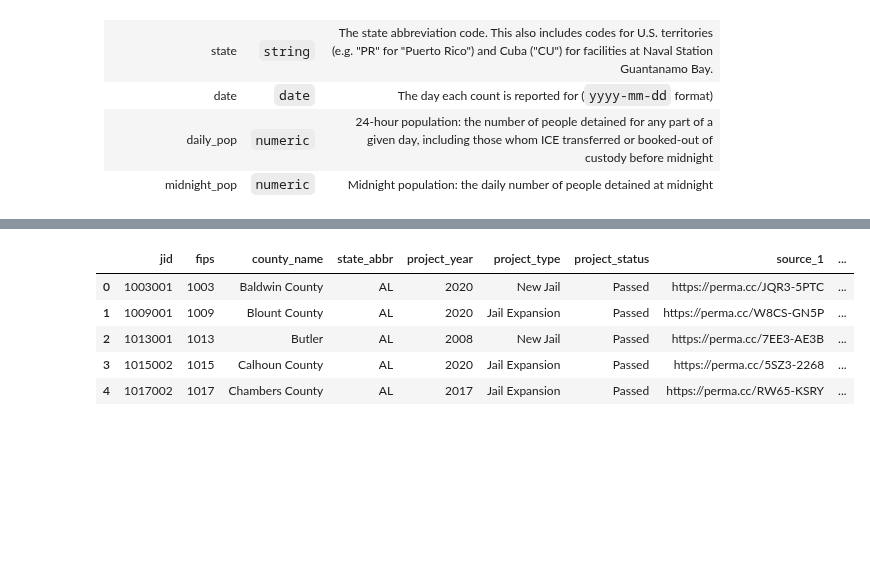
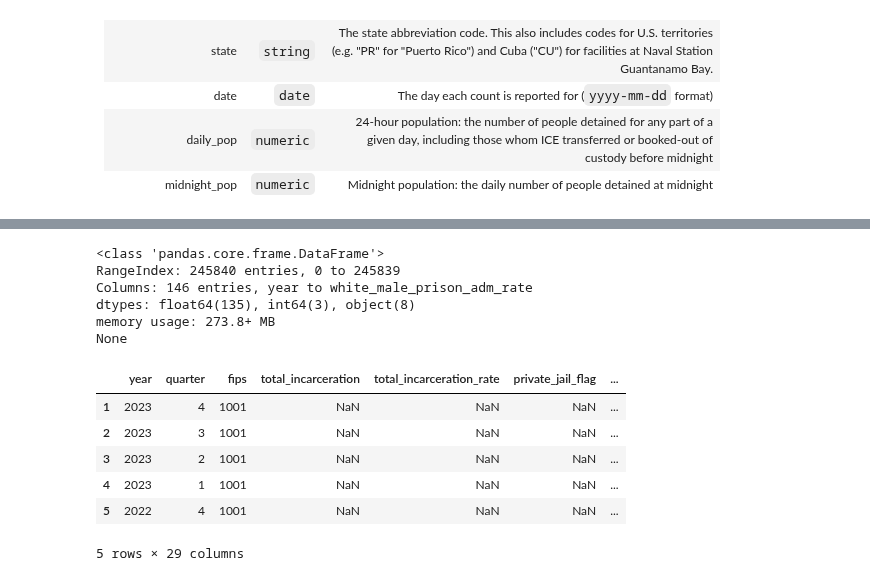
Before and after one commit to steveg-ds/RHIP, a Jupyter notebook: rural-detention/data_analysis.ipynb, the cells around one changed output, grey strips where cells are left out. Cells and saved outputs as stored; diff of their text form; code cells hidden in the pictures; blank space fills up the shorter version.

```diff
--- a/rural-detention/data_analysis.ipynb
+++ b/rural-detention/data_analysis.ipynb
@@ -284,10 +280,58 @@ See [Incarceration Trends Dataset](https://github.com/vera-institute/incarcerati
+# %%
+cols = [
+    "year",
+    "quarter",
+    # "state_fips",
+    # "county_name",
+    "fips",
+    "total_incarceration",
+    "total_incarceration_rate",
+    "private_jail_flag",
+    "regional_jail_flag",
+    "jail_rated_capacity",
+    "total_jail_pop",
+    "female_jail_pop",
+    "male_jail_pop",
+    "aapi_jail_pop",
+    "black_jail_pop",
+    "latinx_jail_pop",
+    "native_jail_pop",
+    "white_jail_pop",
+    "other_race_jail_pop",
+    "total_jail_pretrial",
+    "total_jail_from_prison",
+    "total_jail_from_other_jail",
+    "total_jail_from_fed",
+    "total_jail_from_bia",
+    "total_jail_from_bop",
+    "total_jail_from_ice",
+    "total_jail_from_marshals",
+    "total_jail_from_other_fed",
+    "total_jail_adm",
+    "total_jail_dis",
+    "total_jail_sentenced",
+
+]
 # %%
-jail_construction = pd.read_csv(f'{DATA}/incarceration_trends_jail_construction.csv')
-jail_construction.head()
+jail_data = pd.read_csv(f'{DATA}/incarceration_trends_county.csv')
+# print(list(jail_data.columns))
+print(jail_data.info())
+jail_data = jail_data[cols]
+jail_data = jail_data.loc[(jail_data['year'] >= 2008) & (jail_data['year'] <= 2023)]
+yearly_jail_data = round(jail_data.groupby(["year", "fips"]).sum())
+
+jail_data.head()
 # %% [output]
+<class 'pandas.core.frame.DataFrame'>
+RangeIndex: 245840 entries, 0 to 245839
+Columns: 146 entries, year to white_male_prison_adm_rate
+dtypes: float64(135), int64(3), object(8)
+memory usage: 273.8+ MB
+None
-|  | jid | fips | county_name | state_abbr | project_year | project_type | project_status | source_1 | ... |
-| 0 | 1003001 | 1003 | Baldwin County | AL | 2020 | New Jail | Passed | https://perma.cc/JQR3-5PTC | ... |
-| 1 | 1009001 | 1009 | Blount County | AL | 2020 | Jail Expansion | Passed | https://perma.cc/W8CS-GN5P | ... |
-| 2 | 1013001 | 1013 | Butler | AL | 2008 | New Jail | Passed | https://perma.cc/7EE3-AE3B | ... |
-| 3 | 1015002 | 1015 | Calhoun County | AL | 2020 | Jail Expansion | Passed | https://perma.cc/5SZ3-2268 | ... |
-| 4 | 1017002 | 1017 | Chambers County | AL | 2017 | Jail Expansion | Passed | https://perma.cc/RW65-KSRY | ... |
+|  | year | quarter | fips | total_incarceration | total_incarceration_rate | private_jail_flag | ... |
+| 1 | 2023 | 4 | 1001 | NaN | NaN | NaN | ... |
+| 2 | 2023 | 3 | 1001 | NaN | NaN | NaN | ... |
+| 3 | 2023 | 2 | 1001 | NaN | NaN | NaN | ... |
+| 4 | 2023 | 1 | 1001 | NaN | NaN | NaN | ... |
+| 5 | 2022 | 4 | 1001 | NaN | NaN | NaN | ... |
+5 rows × 29 columns
```
Also changed, not shown: parts of 11 cells of this notebook, 5 other files.
